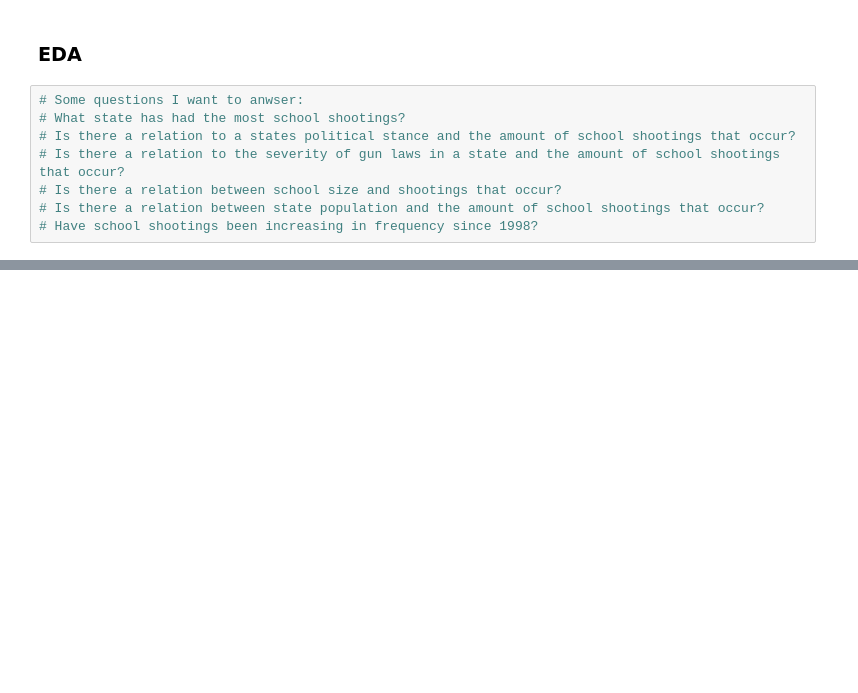
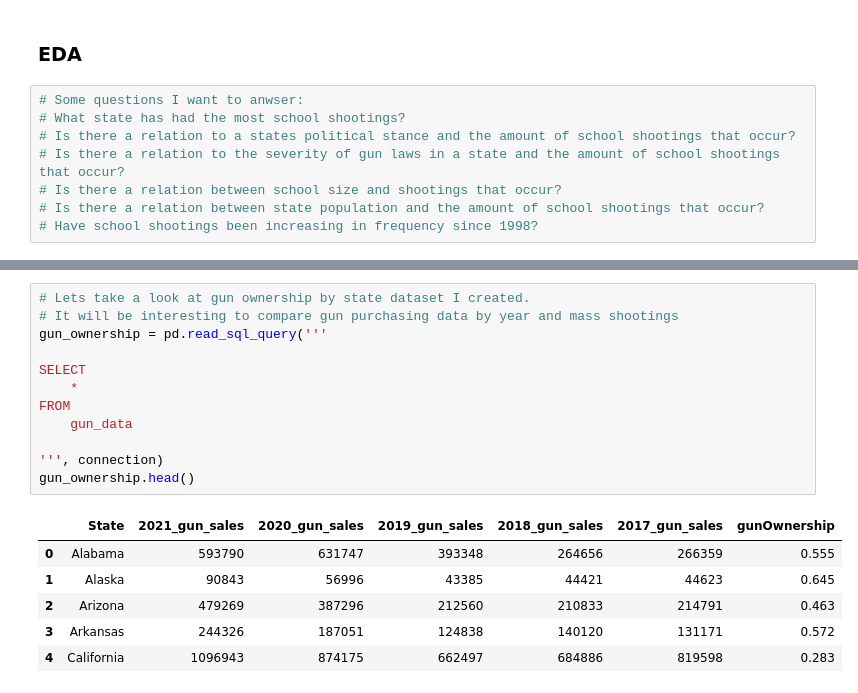
Before and after one commit to TheDataSloth/SchoolShootingStudy, a Jupyter notebook: Shootings.ipynb, the cells around one changed output, grey strips where cells are left out. Drawn from its saved outputs; the diff is of its cells as text; blank space fills up the shorter version.

```diff
--- a/Shootings.ipynb
+++ b/Shootings.ipynb
@@ -169,0 +169,19 @@ shootings_year.show()
+# %%
+# Lets take a look at gun ownership by state dataset I created.
+# It will be interesting to compare gun purchasing data by year and mass shootings
+gun_ownership = pd.read_sql_query('''
+
+SELECT
+    *
+FROM
+    gun_data
+
+''', connection)
+gun_ownership.head()
+# %% [output]
+|  | State | 2021_gun_sales | 2020_gun_sales | 2019_gun_sales | 2018_gun_sales | 2017_gun_sales | gunOwnership |
+| 0 | Alabama | 593790 | 631747 | 393348 | 264656 | 266359 | 0.555 |
+| 1 | Alaska | 90843 | 56996 | 43385 | 44421 | 44623 | 0.645 |
+| 2 | Arizona | 479269 | 387296 | 212560 | 210833 | 214791 | 0.463 |
+| 3 | Arkansas | 244326 | 187051 | 124838 | 140120 | 131171 | 0.572 |
+| 4 | California | 1096943 | 874175 | 662497 | 684886 | 819598 | 0.283 |
```
Also changed, not shown: parts of 10 cells of this notebook, 2 other files.
